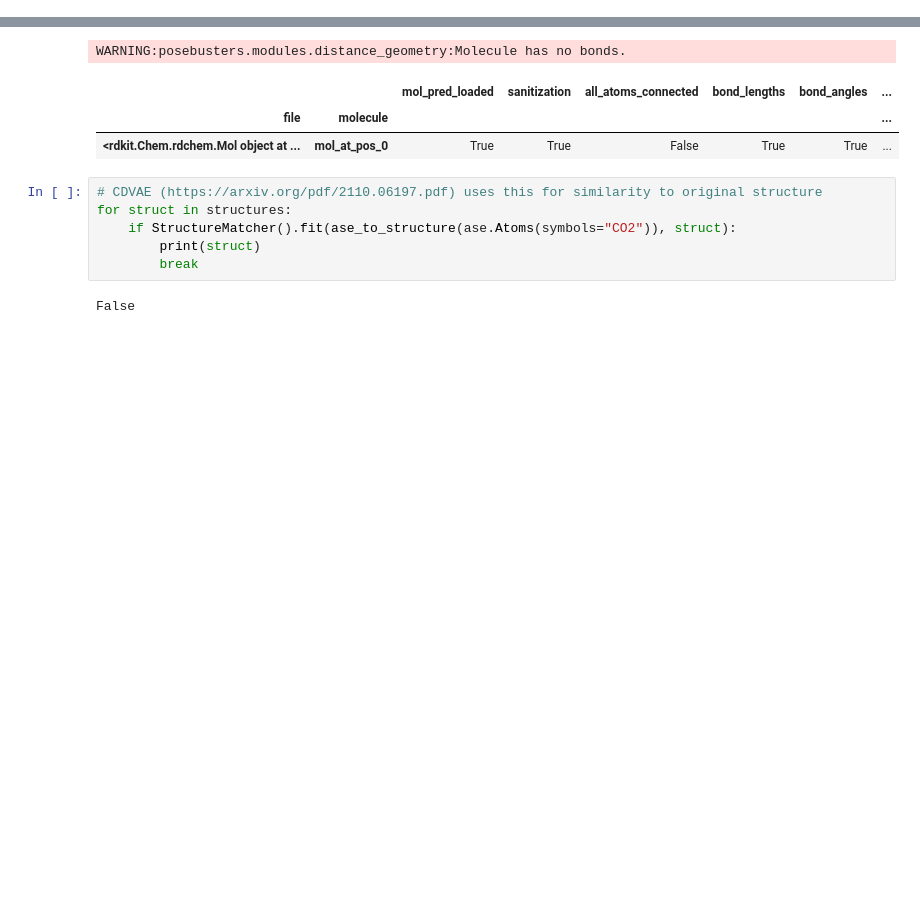
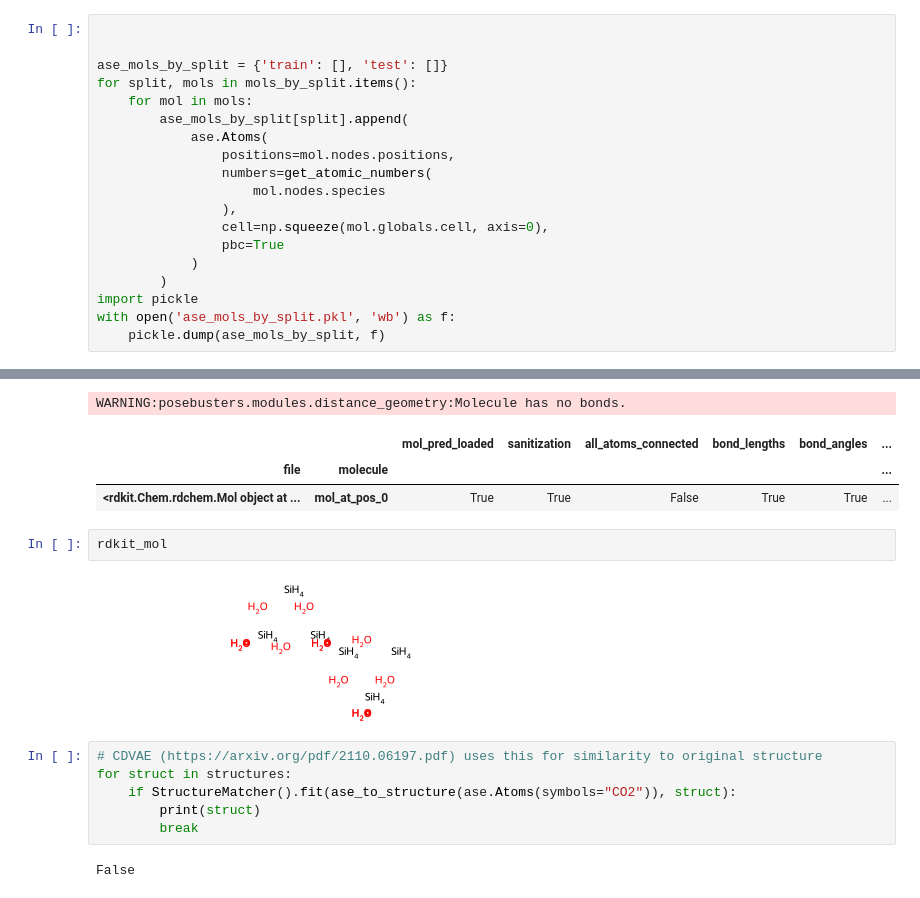
Before and after one commit to atomicarchitects/symphony, a Jupyter notebook: notebooks/matproj.ipynb, the cells around one changed output, grey strips where cells are left out. Cells and saved outputs as stored; diff of their text form; blank space fills up the shorter version.

```diff
--- a/notebooks/matproj.ipynb
+++ b/notebooks/matproj.ipynb
@@ -262,3 +279,22 @@ for split, files in files_by_split.items():
+# %%
+
+
+ase_mols_by_split = {'train': [], 'test': []}
+for split, mols in mols_by_split.items():
+    for mol in mols:
+        ase_mols_by_split[split].append(
+            ase.Atoms(
+                positions=mol.nodes.positions,
+                numbers=get_atomic_numbers(
+                    mol.nodes.species
+                ),
+                cell=np.squeeze(mol.globals.cell, axis=0),
+                pbc=True
+            )
+        )
+import pickle
+with open('ase_mols_by_split.pkl', 'wb') as f:
+    pickle.dump(ase_mols_by_split, f)
 # %%
 for i in range(10):
     ase.io.write(f"example_{i}.xyz", graphstuple_to_ase(mols_by_split['train'][i]))
@@ -283,6 +319,10 @@ WARNING:posebusters.modules.distance_geometry:Molecule has no bonds.
 |  |  | mol_pred_loaded | sanitization | all_atoms_connected | bond_lengths | bond_angles | ... |
 | file | molecule |  |  |  |  |  | ... |
 | <rdkit.Chem.rdchem.Mol object at ... | mol_at_pos_0 | True | True | False | True | True | ... |
+# %%
+rdkit_mol
+# %% [output]
+[figure, added]
 # %%
 # CDVAE (https://arxiv.org/pdf/2110.06197.pdf) uses this for similarity to original structure
 for struct in structures:
```
Also changed, not shown: parts of 10 cells of this notebook, 16 other files.
